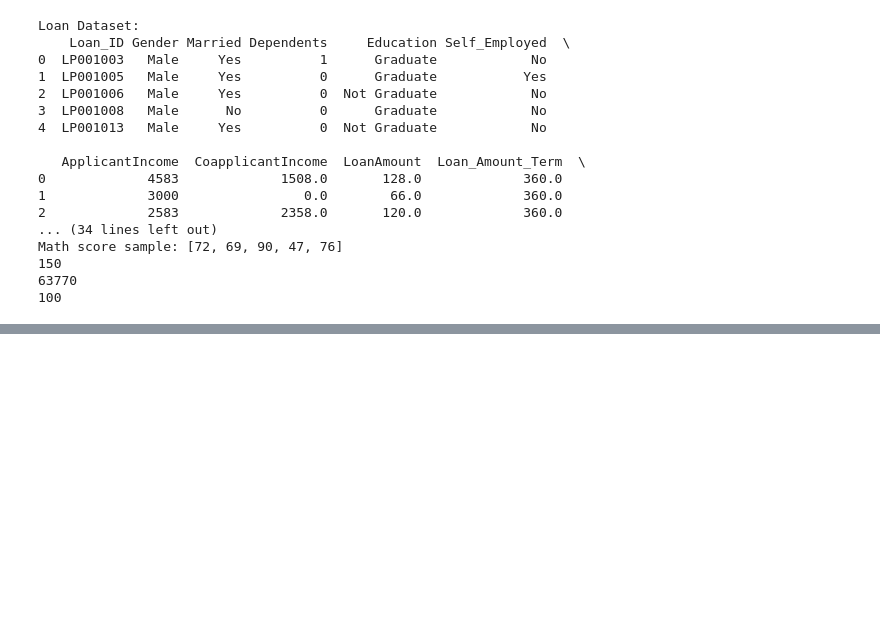
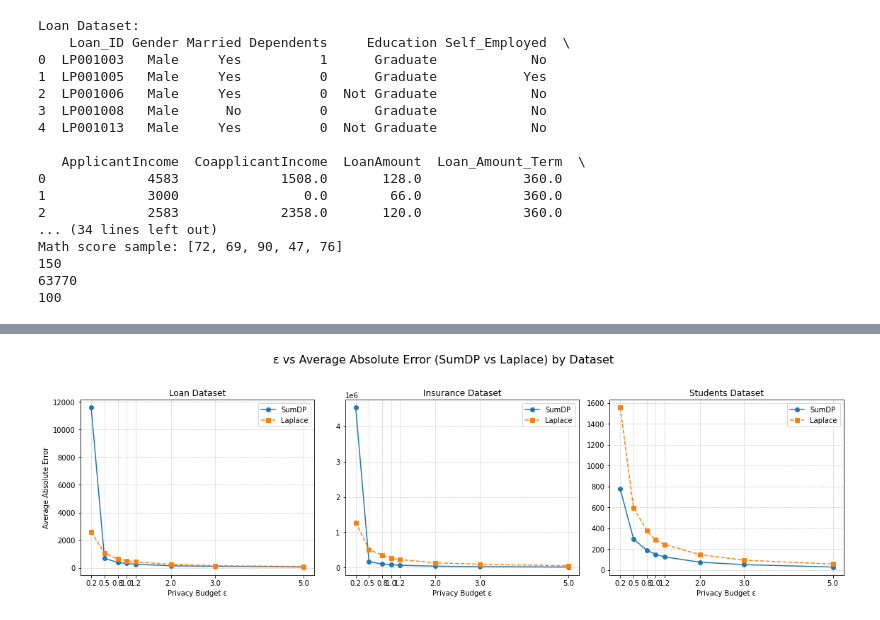
Before and after one commit to Anonymi1ty/DP-Project, a Jupyter notebook: algorithm/notebook_test/errors_compare.ipynb, the cells around one changed output, grey strips where cells are left out. Cells and saved outputs as stored; diff of their text form; code cells hidden in the pictures; blank space fills up the shorter version.

```diff
--- a/algorithm/notebook_test/errors_compare.ipynb
+++ b/algorithm/notebook_test/errors_compare.ipynb
@@ -171,3 +172,39 @@ plt.show()
+# %%
+import matplotlib.pyplot as plt
+
+# Unique datasets and epsilon values
+datasets = df_results["Dataset"].unique()
+epsilons = sorted(df_results["Epsilon"].unique())
+
+# Create subplots
+fig, axs = plt.subplots(1, len(datasets), figsize=(16, 5), sharey=False)
+
+for i, dataset in enumerate(datasets):
+    ax = axs[i]
+    df_subset = df_results[df_results["Dataset"] == dataset].sort_values("Epsilon")
+
+    sumdp_y = df_subset["SumDP Error"].tolist()
+    laplace_y = df_subset["Laplace Error"].tolist()
+
+    # Plot for each dataset
+    ax.plot(epsilons, sumdp_y, marker='o', label="SumDP")
+    ax.plot(epsilons, laplace_y, marker='s', linestyle='--', label="Laplace")
+
+    ax.set_title(f"{dataset.capitalize()} Dataset")
+    ax.set_xlabel("Privacy Budget ε")
+    ax.set_xticks(epsilons)
+    ax.grid(True, linestyle='--', alpha=0.6)
+    ax.legend()
+
+    if i == 0:
+        ax.set_ylabel("Average Absolute Error")
+
+# Overall title
+plt.suptitle("ε vs Average Absolute Error (SumDP vs Laplace) by Dataset", fontsize=16)
+plt.tight_layout(rect=[0, 0, 1, 0.95])
+plt.show()
+# %% [output]
+[figure, added]
 # %%
 import pandas as pd
 import matplotlib.pyplot as plt
```
Also changed, not shown: parts of 7 cells of this notebook, 4 other files.
